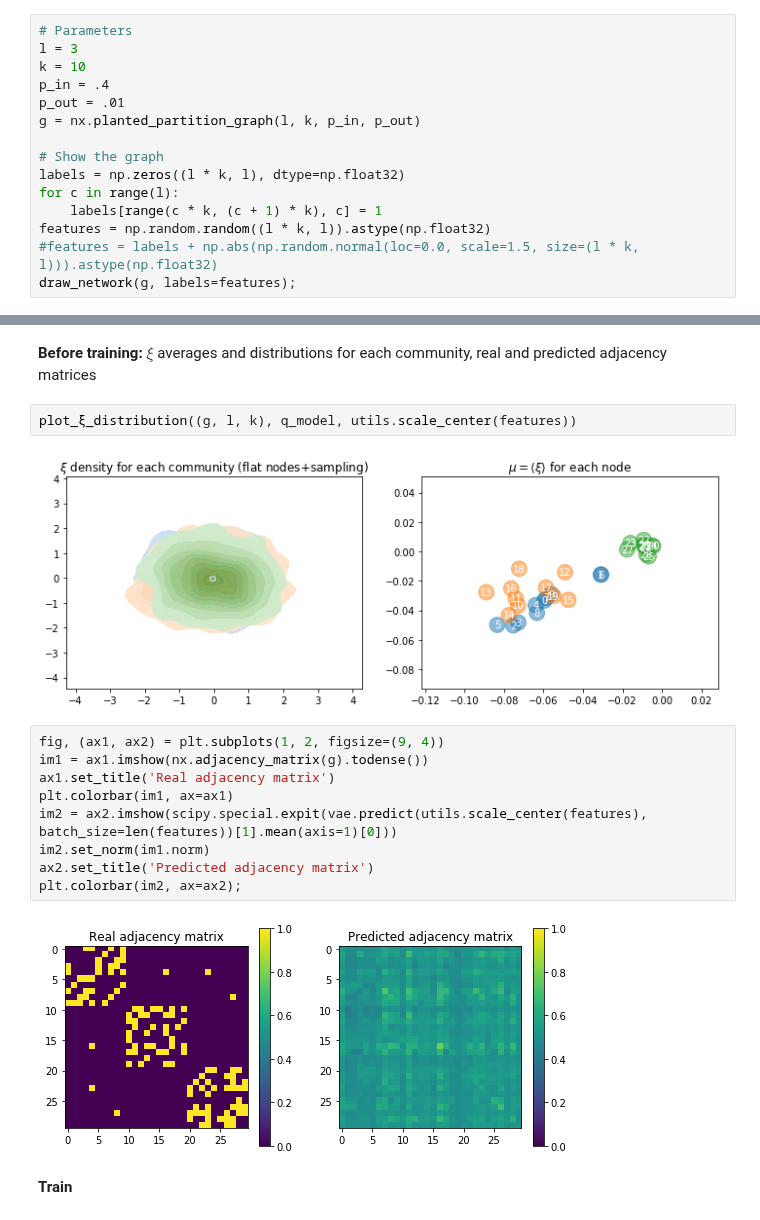
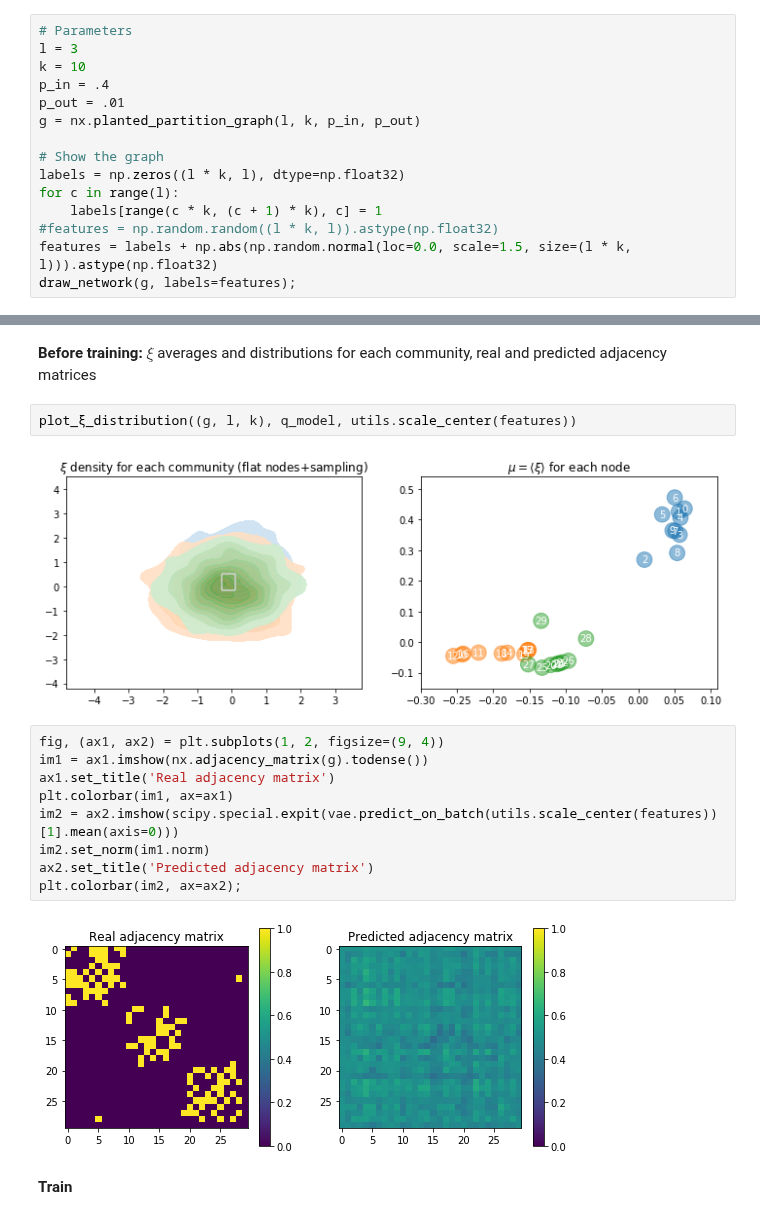
Before and after one commit to ixxi-dante/an2vec, a Jupyter notebook: gcn-ae-explore.ipynb, the cells around one changed output, grey strips where cells are left out. Saved outputs shown, nothing was run; the diff lists cells and outputs as text.

```diff
--- a/gcn-ae-explore.ipynb
+++ b/gcn-ae-explore.ipynb
@@ -189,7 +189,7 @@ g = nx.planted_partition_graph(l, k, p_in, p_out)
 labels = np.zeros((l * k, l), dtype=np.float32)
 for c in range(l):
     labels[range(c * k, (c + 1) * k), c] = 1
-features = np.random.random((l * k, l)).astype(np.float32)
-#features = labels + np.abs(np.random.normal(loc=0.0, scale=1.5, size=(l * k, l))).astype(np.float32)
+#features = np.random.random((l * k, l)).astype(np.float32)
+features = labels + np.abs(np.random.normal(loc=0.0, scale=1.5, size=(l * k, l))).astype(np.float32)
 draw_network(g, labels=features);
 # %% [output]
@@ -288,18 +288,18 @@ model_8
 # %%
 plot_ξ_distribution((g, l, k), q_model, utils.scale_center(features))
 # %% [output]
-[figure, old version]
+[figure, new version]
 # %%
 fig, (ax1, ax2) = plt.subplots(1, 2, figsize=(9, 4))
 im1 = ax1.imshow(nx.adjacency_matrix(g).todense())
 ax1.set_title('Real adjacency matrix')
 plt.colorbar(im1, ax=ax1)
-im2 = ax2.imshow(scipy.special.expit(vae.predict(utils.scale_center(features), batch_size=len(features))[1].mean(axis=1)[0]))
+im2 = ax2.imshow(scipy.special.expit(vae.predict_on_batch(utils.scale_center(features))[1].mean(axis=0)))
 im2.set_norm(im1.norm)
 ax2.set_title('Predicted adjacency matrix')
 plt.colorbar(im2, ax=ax2);
 # %% [output]
-[figure, old version]
+[figure, new version]
 # %% [markdown]
 **Train**
 # %%
```
Also changed, not shown: parts of 8 cells of this notebook.
